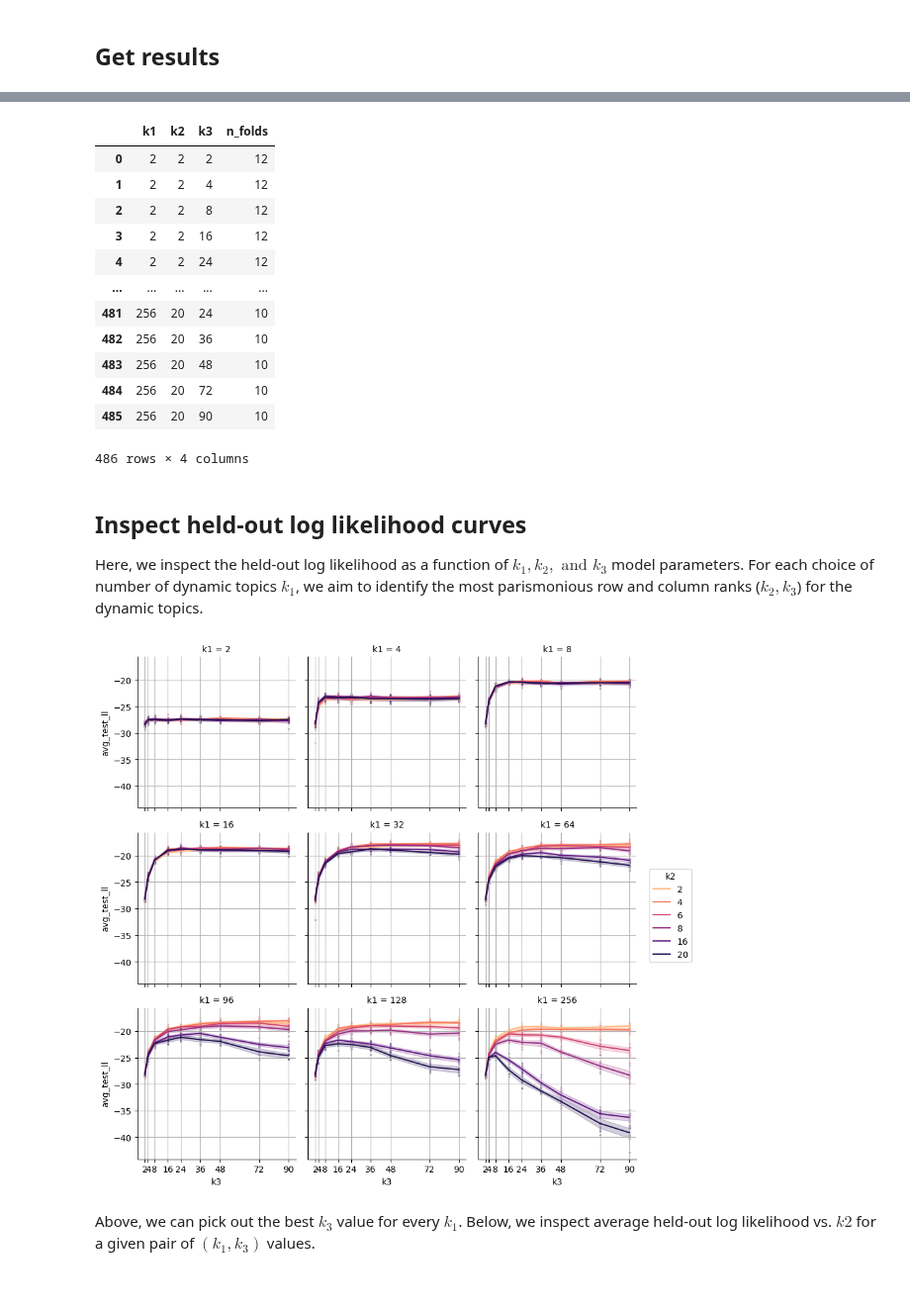
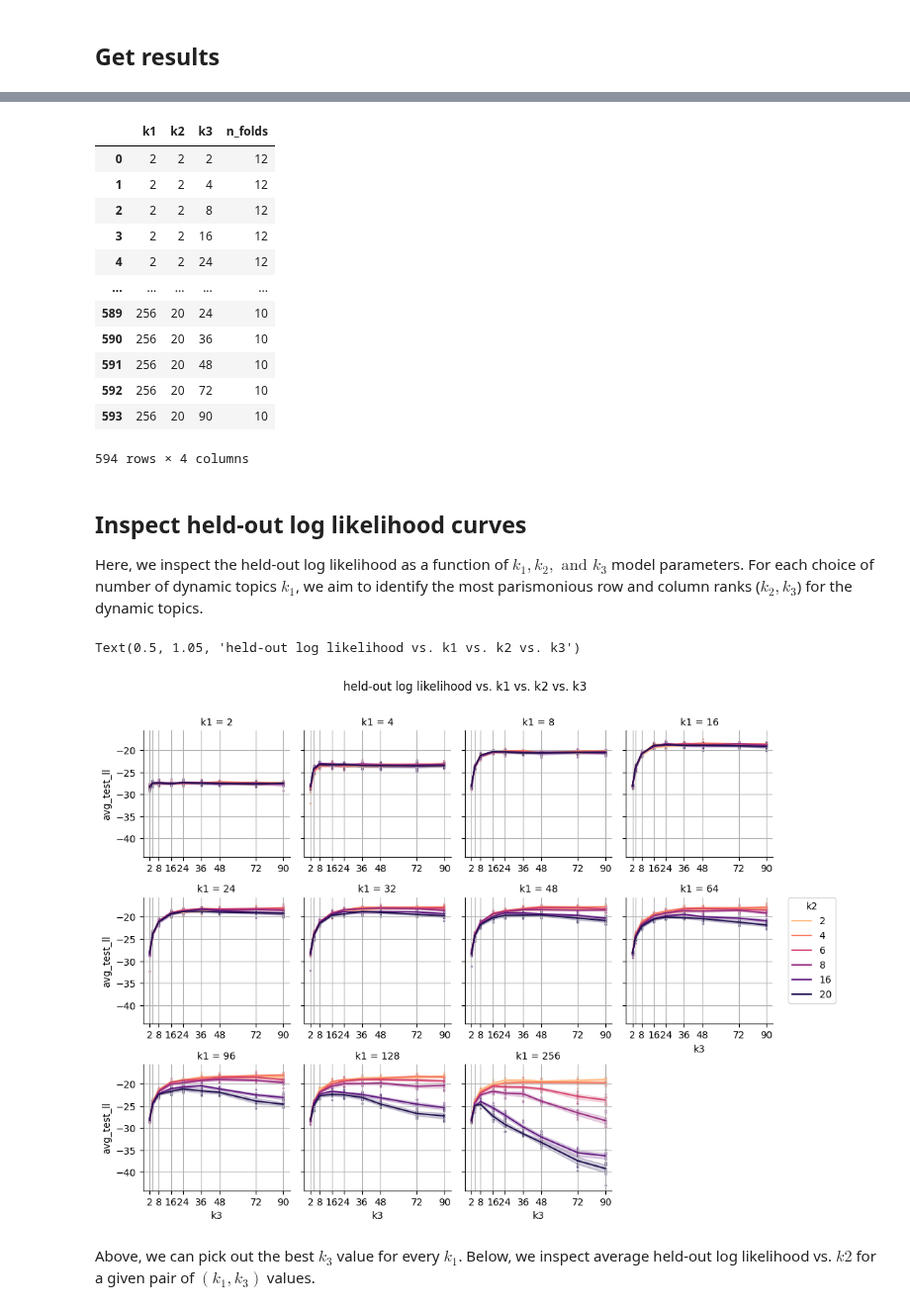
Before and after one commit to lindermanlab/dirichlet-tucker, a Jupyter notebook: analysis/moseq-drugs/crossval_reconstruction/Analyze_cross_validation_results.ipynb, the cells around one changed output, grey strips where cells are left out. Shown at 99% size. Saved outputs shown, nothing was run; the diff lists cells and outputs as text; code cells hidden in the pictures.

```diff
--- a/analysis/moseq-drugs/crossval_reconstruction/Analyze_cross_validation_results.ipynb
+++ b/analysis/moseq-drugs/crossval_reconstruction/Analyze_cross_validation_results.ipynb
@@ -52,10 +52,10 @@ def get_results(update: bool=False, filepath: str='results.csv'):
             config_keys=['k1', 'k2', 'k3'],
             summary_keys=['avg_test_ll'],
             log_keys=['avg_lp.min'],
-            timeout=60,
+            timeout=120,
         )
 
-        print(f"Done. Saving results to {filepath}.")
+        print(f"Done. Saving results to '{filepath}'.")
         df.to_csv(filepath, index=False)
 
     return df
@@ -86,12 +86,12 @@ df.groupby(['k1','k2','k3']).size().reset_index().rename(columns={0:'n_folds'})
 | 3 | 2 | 2 | 16 | 12 |
 | 4 | 2 | 2 | 24 | 12 |
 | ... | ... | ... | ... | ... |
-| 481 | 256 | 20 | 24 | 10 |
-| 482 | 256 | 20 | 36 | 10 |
-| 483 | 256 | 20 | 48 | 10 |
-| 484 | 256 | 20 | 72 | 10 |
-| 485 | 256 | 20 | 90 | 10 |
+| 589 | 256 | 20 | 24 | 10 |
+| 590 | 256 | 20 | 36 | 10 |
+| 591 | 256 | 20 | 48 | 10 |
+| 592 | 256 | 20 | 72 | 10 |
+| 593 | 256 | 20 | 90 | 10 |
-486 rows × 4 columns
+594 rows × 4 columns
 # %% [markdown]
 ## Inspect held-out log likelihood curves
 
@@ -99,25 +99,33 @@ Here, we inspect the held-out log likelihood as a function of $k_1, k_2, \textrm
 # %%
 col_var = 'k1'
 hue_var = 'k2'
 x_var = 'k3'
 
 g = sns.FacetGrid(df,
-    col=col_var, col_wrap=3,
+    col=col_var, col_wrap=4,
     hue=hue_var, palette="magma_r",
+    sharex=False,
+    height=2.5
 )
 
 g.map(sns.lineplot, x_var, "avg_test_ll")
 g.add_legend(frameon=True)
-g.map(sns.scatterplot, x_var, "avg_test_ll", markers='.', s=6, alpha=0.4)
+g.map(sns.scatterplot, x_var, "avg_test_ll", markers='.', s=6, alpha=0.6)
 
 # Set x ticks
-xticks = df[x_var].unique()
+all_xticks = df[x_var].unique()
 for ax in g.axes:
-    ax.set_xticks(xticks)
-    ax.set_xticklabels(xticks)
-    ax.grid()
+    # Draw grid lines for all swept values, but only show ticks for a smaller set
+    ax.set_xticks([2, 8, 16, 24, 36, 48, 72, 90])  # These are for x_var='k3'
+
+    ax.set_xticks(all_xticks, minor=True)
+    ax.tick_params(which='minor', bottom=False)
+    ax.grid(which='both')
+
+plt.gcf().suptitle('held-out log likelihood vs. k1 vs. k2 vs. k3', y=1.05)
 # %% [output]
+Text(0.5, 1.05, 'held-out log likelihood vs. k1 vs. k2 vs. k3')
-[figure, old version]
+[figure, new version]
 # %% [markdown]
 Above, we can pick out the best $k_3$ value for every $k_1$. Below, we inspect average held-out log likelihood vs. $k2$ for a given pair of $(k_1, k_3)$ values.
 # %%
```
Also changed, not shown: parts of 6 cells of this notebook, 3 other files.
